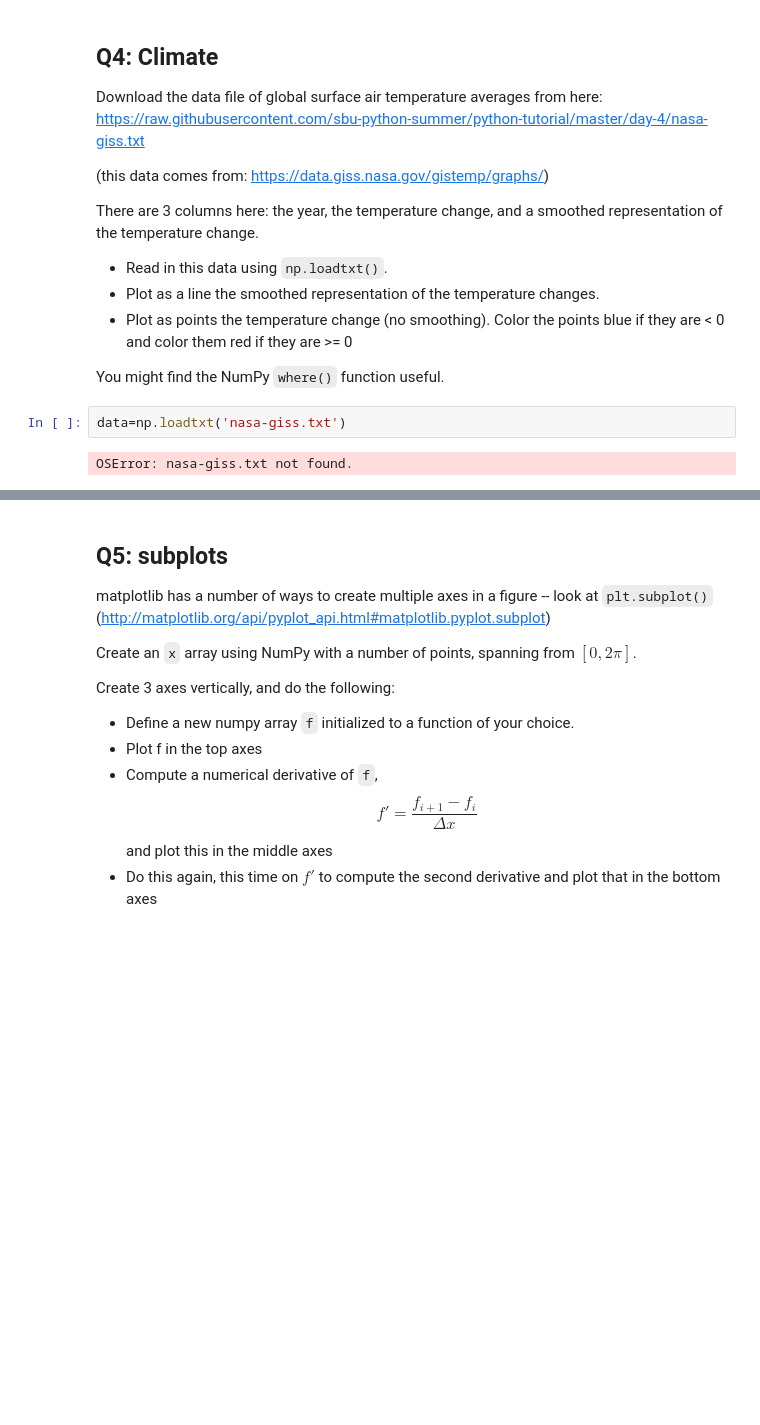
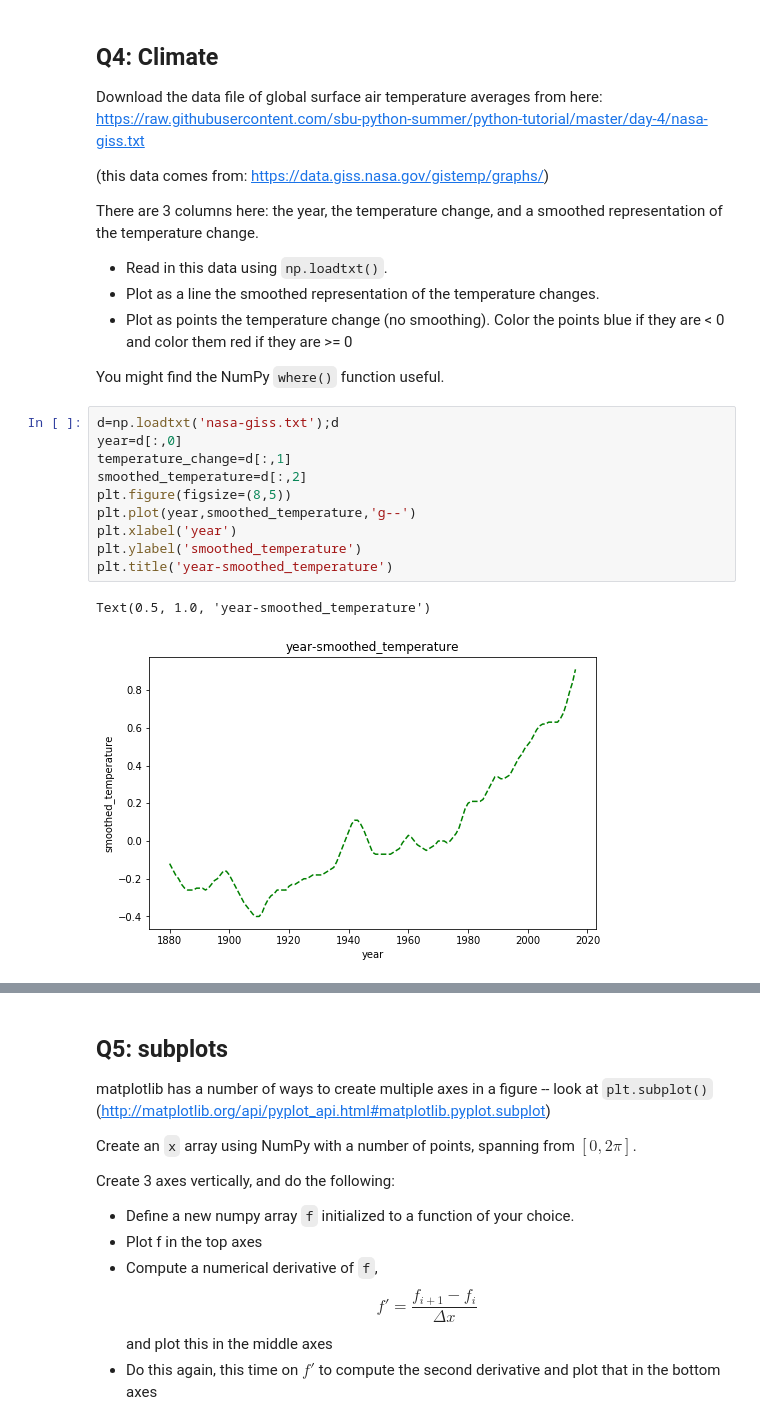
Before and after one commit to jinlin82/2020-python-learning-master, a Jupyter notebook: Week5-Matplotlib/xxy/matplotlib_exercises/2-matplotlib-exercises.ipynb, the cells around one changed output, grey strips where cells are left out. Drawn from its saved outputs; the diff is of its cells as text; blank space fills up the shorter version.

```diff
--- a/Week5-Matplotlib/xxy/matplotlib_exercises/2-matplotlib-exercises.ipynb
+++ b/Week5-Matplotlib/xxy/matplotlib_exercises/2-matplotlib-exercises.ipynb
@@ -138,7 +138,16 @@ There are 3 columns here: the year, the temperature change, and a smoothed repre
   * Plot as points the temperature change (no smoothing).  Color the points blue if they are < 0 and color them red if they are >= 0
 
 You might find the NumPy `where()` function useful.
-# %%
-data=np.loadtxt('nasa-giss.txt')
-# %% [output]
-OSError: nasa-giss.txt not found.
+# %%
+d=np.loadtxt('nasa-giss.txt');d
+year=d[:,0]
+temperature_change=d[:,1]
+smoothed_temperature=d[:,2]
+plt.figure(figsize=(8,5))
+plt.plot(year,smoothed_temperature,'g--')
+plt.xlabel('year')
+plt.ylabel('smoothed_temperature')
+plt.title('year-smoothed_temperature')
+# %% [output]
+Text(0.5, 1.0, 'year-smoothed_temperature')
+[figure, added]
```
Also changed, not shown: parts of 3 cells of this notebook, 1 other file.
